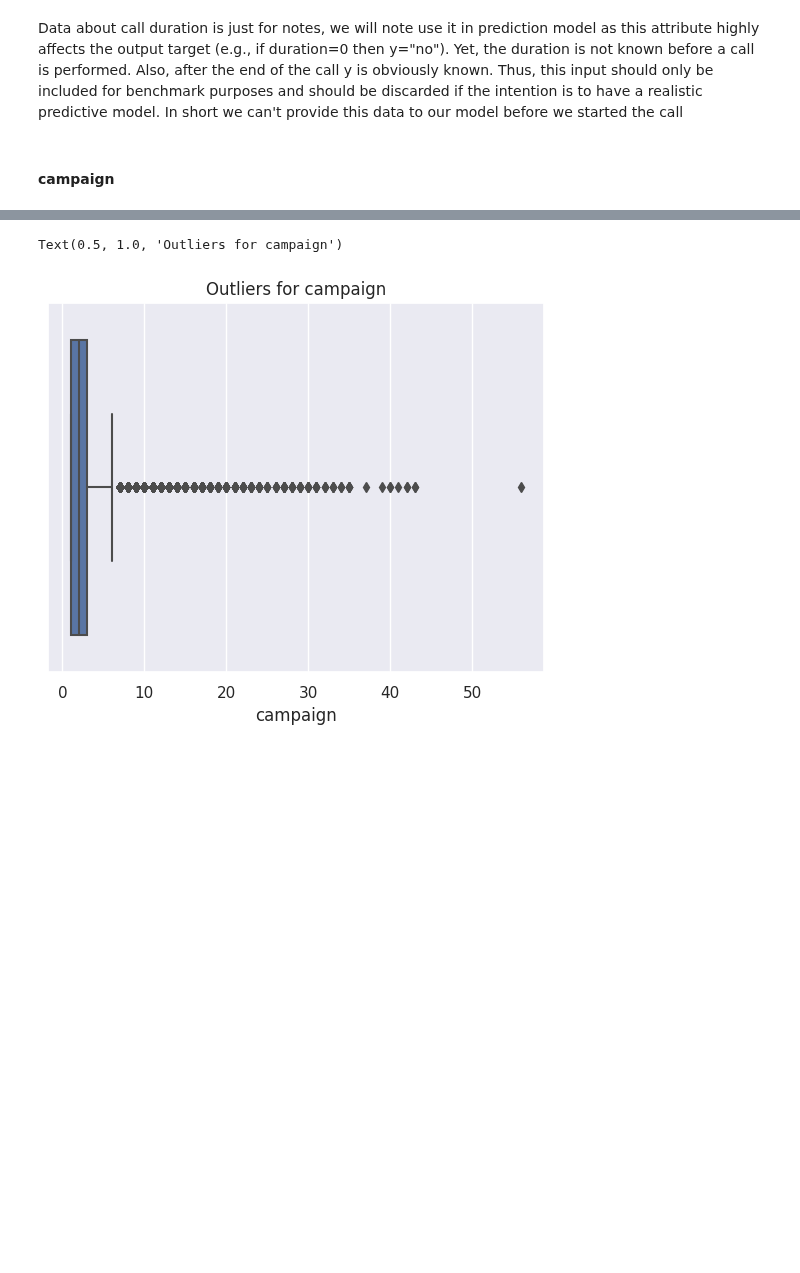
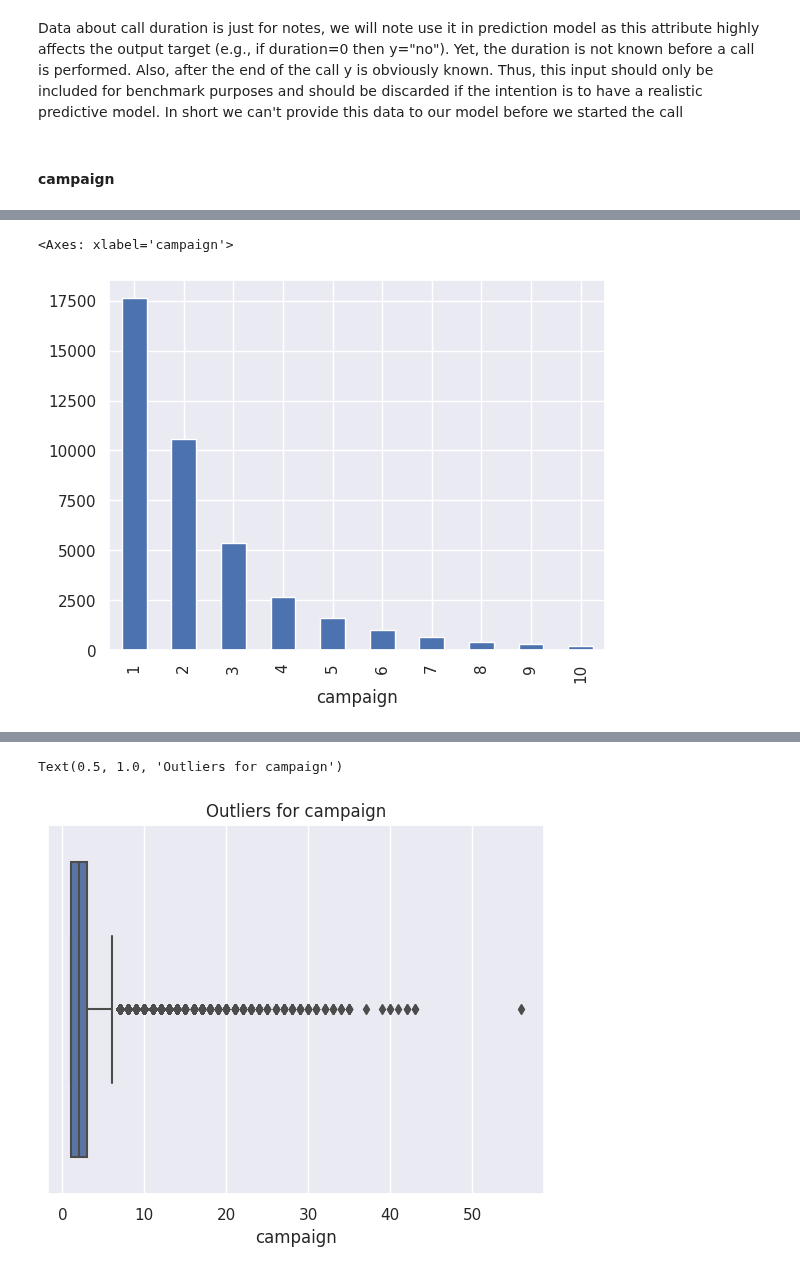
Before and after one commit to dmytrovelychko/rd_ds_python, a Jupyter notebook: cw.ipynb, the cells around one changed output, grey strips where cells are left out. Drawn from its saved outputs; the diff is of its cells as text; code cells hidden in the pictures; blank space fills up the shorter version.

```diff
--- a/cw.ipynb
+++ b/cw.ipynb
@@ -205,0 +220,5 @@ sns.histplot(df[df['campaign'] <= 10]['campaign'], kde=True)
+# %%
+df[df['campaign'] <= 10].groupby('campaign').count()['y'].plot.bar()
+# %% [output]
+<Axes: xlabel='campaign'>
+[figure, added]
```
Also changed, not shown: parts of 7 cells of this notebook.
